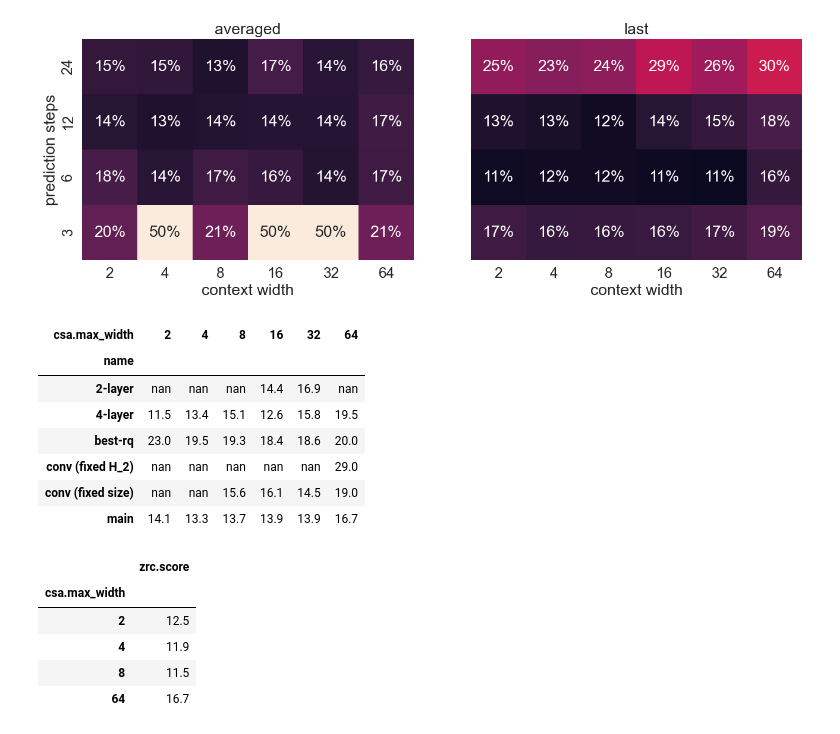
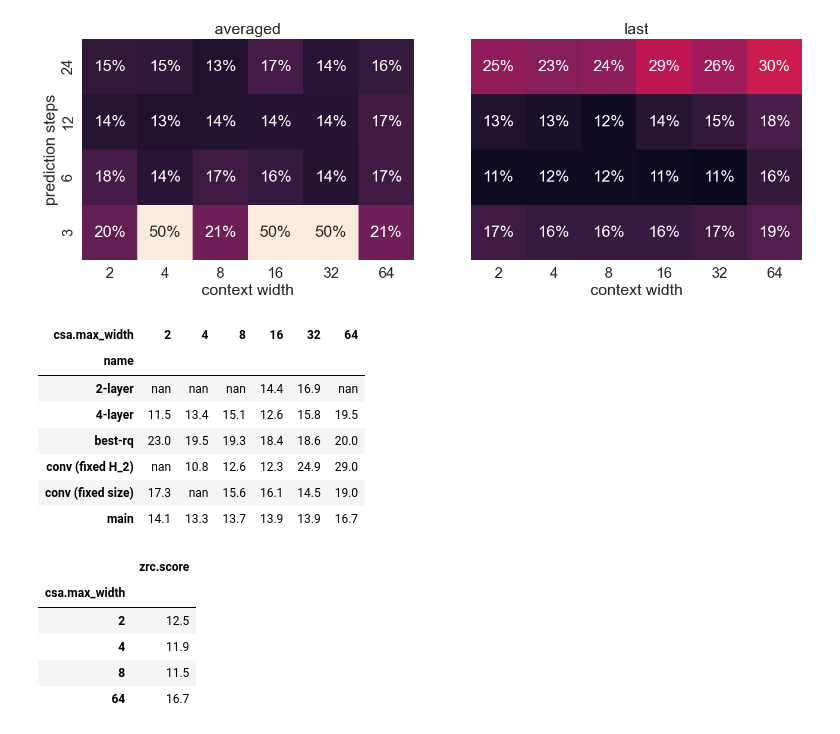
Before and after one commit to sdrobert/scpc, a Jupyter notebook: scripts/analyze.ipynb, the cells around one changed output. Cells and saved outputs as stored; diff of their text form; code cells hidden in the pictures.

```diff
--- a/scripts/analyze.ipynb
+++ b/scripts/analyze.ipynb
@@ -310,7 +310,7 @@ row2names = {
         "cpc.trans64/version_13",
     },
     "conv (fixed size)": {
-        "cpc.cconv2/verson_1",
+        "cpc.cconv2/version_1",
         "cpc.cconv4/version_1",
         "cpc.cconv8/version_1",
         "cpc.cconv16/version_1",
@@ -318,7 +318,7 @@ row2names = {
         "cpc.cconv64/version_1",
     },
     "conv (fixed H_2)": {
-        "cpc.cconv2/verson_2",
+        "cpc.cconv2/version_2",
         "cpc.cconv4/version_2",
         "cpc.cconv8/version_2",
         "cpc.cconv16/version_2",
@@ -327,35 +327,35 @@ row2names = {
     },
     "best-rq": {
         "bestrq.trans2/version_1",
         "bestrq.trans4/version_1",
         "bestrq.trans8/version_1",
         "bestrq.trans16/version_1",
         "bestrq.trans32/version_1",
         "bestrq.trans64/version_1",
     }
 }
 name2row = dict()
 for row, names in row2names.items():
     name2row.update((name, row) for name in names)
 
 df = filter_data_equal(dfz, {"zrc.speaker_mode": "within", "zrc.granularity": "phoneme"})
 df = filter_data_in(df, {'name': set(name2row)}).copy()
 
 df['csa.max_width'] = df['csa.max_width'].where(~df['csa.max_width'].isna(), df['cconv.kernel_size']).astype('int')
 
 df['name'] = df['name'].cat.remove_unused_categories().apply(lambda x: name2row[x])
 
 df = pd.pivot_table(df, values='zrc.score', columns='csa.max_width', index='name')
 
 (df * 100).style.format(precision=1)
 # %% [output]
 | csa.max_width | 2 | 4 | 8 | 16 | 32 | 64 |
 | name |  |  |  |  |  |  |
 | 2-layer | nan | nan | nan | 14.4 | 16.9 | nan |
 | 4-layer | 11.5 | 13.4 | 15.1 | 12.6 | 15.8 | 19.5 |
 | best-rq | 23.0 | 19.5 | 19.3 | 18.4 | 18.6 | 20.0 |
-| conv (fixed H_2) | nan | nan | nan | nan | nan | 29.0 |
-| conv (fixed size) | nan | nan | 15.6 | 16.1 | 14.5 | 19.0 |
+| conv (fixed H_2) | nan | 10.8 | 12.6 | 12.3 | 24.9 | 29.0 |
+| conv (fixed size) | 17.3 | nan | 15.6 | 16.1 | 14.5 | 19.0 |
 | main | 14.1 | 13.3 | 13.7 | 13.9 | 13.9 | 16.7 |
 # %%
 # the mean abx error rates for the models we trained downstream ASR systems for
```
Also changed, not shown: parts of 1 cell of this notebook, 3 other files.
